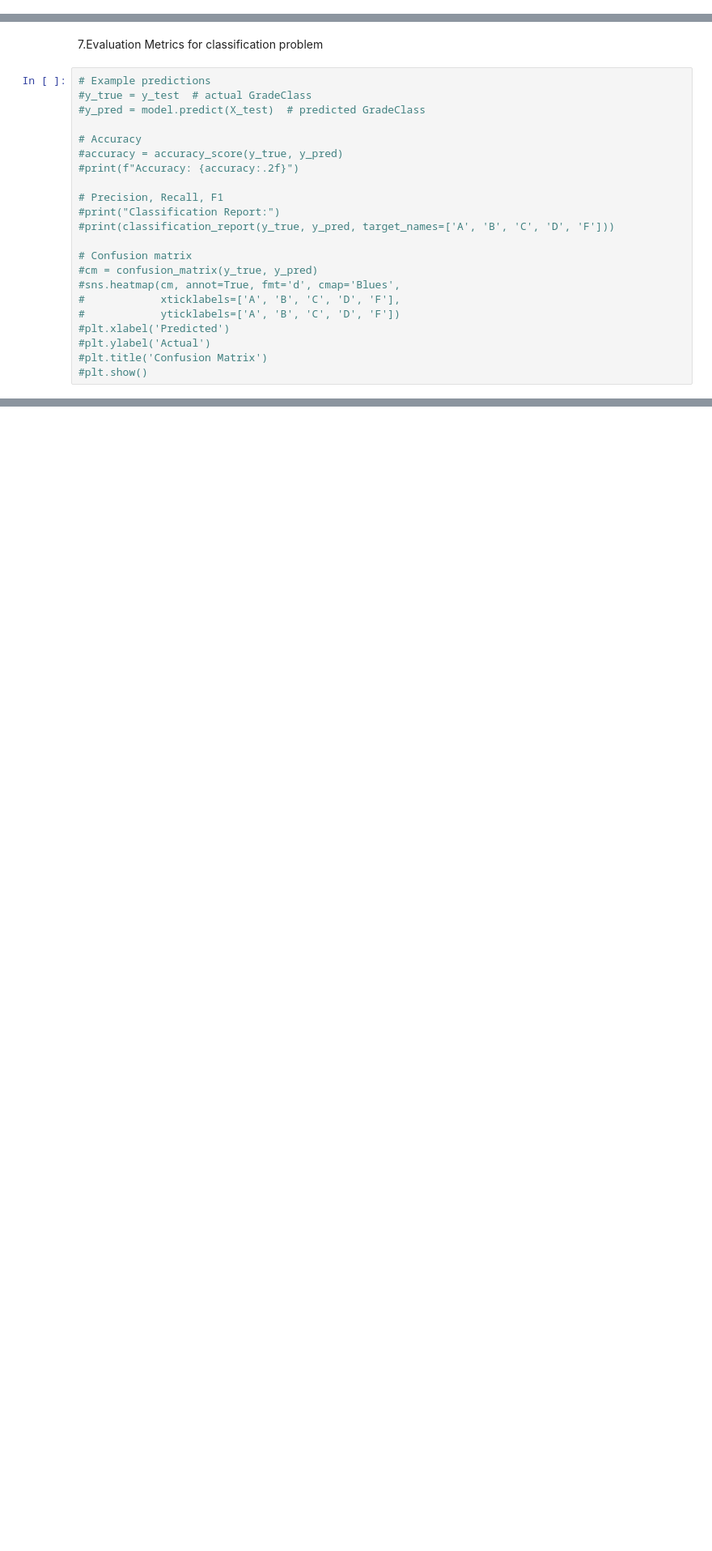
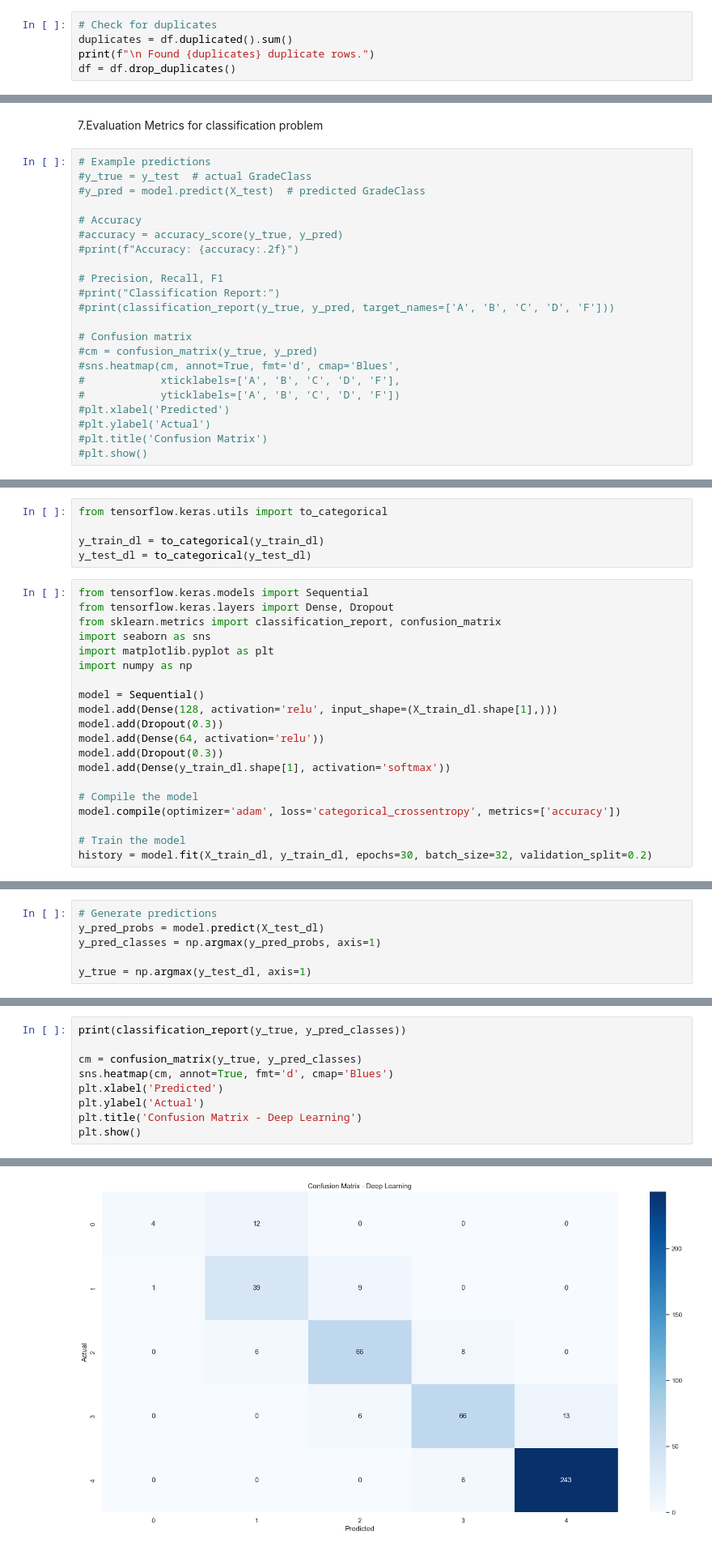
Before and after one commit to AnnMariDB/MLG382-Projects, a Jupyter notebook: MLG382Project1/Group E_MLG382_GuidedProject.ipynb, the cells around one changed output, grey strips where cells are left out. Shown at 81% size. Saved outputs shown, nothing was run; the diff lists cells and outputs as text; blank space fills up the shorter version.

```diff
--- a/MLG382Project1/Group E_MLG382_GuidedProject.ipynb
+++ b/MLG382Project1/Group E_MLG382_GuidedProject.ipynb
@@ -576,0 +573,5 @@ Lower Bound: 0.00, Upper Bound: 4.79
+# %%
+# Check for duplicates
+duplicates = df.duplicated().sum()
+print(f"\n Found {duplicates} duplicate rows.")
+df = df.drop_duplicates()
@@ -868,0 +837,25 @@ plt.show()
+# %%
+from tensorflow.keras.utils import to_categorical
+
+y_train_dl = to_categorical(y_train_dl)
+y_test_dl = to_categorical(y_test_dl)
+# %%
+from tensorflow.keras.models import Sequential
+from tensorflow.keras.layers import Dense, Dropout
+from sklearn.metrics import classification_report, confusion_matrix
+import seaborn as sns
+import matplotlib.pyplot as plt
+import numpy as np
+
+model = Sequential()
+model.add(Dense(128, activation='relu', input_shape=(X_train_dl.shape[1],)))
+model.add(Dropout(0.3))
+model.add(Dense(64, activation='relu'))
+model.add(Dropout(0.3))
+model.add(Dense(y_train_dl.shape[1], activation='softmax'))
+
+# Compile the model
+model.compile(optimizer='adam', loss='categorical_crossentropy', metrics=['accuracy'])
+
+# Train the model
+history = model.fit(X_train_dl, y_train_dl, epochs=30, batch_size=32, validation_split=0.2)
@@ -868,0 +881,6 @@ plt.show()
+# %%
+# Generate predictions
+y_pred_probs = model.predict(X_test_dl)
+y_pred_classes = np.argmax(y_pred_probs, axis=1)
+
+y_true = np.argmax(y_test_dl, axis=1)
@@ -868,0 +889,10 @@ plt.show()
+# %%
+print(classification_report(y_true, y_pred_classes))
+
+cm = confusion_matrix(y_true, y_pred_classes)
+sns.heatmap(cm, annot=True, fmt='d', cmap='Blues')
+plt.xlabel('Predicted')
+plt.ylabel('Actual')
+plt.title('Confusion Matrix - Deep Learning')
+plt.show()
+# %% [output]
@@ -868,0 +910 @@ plt.show()
+[figure, added]
```
Also changed, not shown: parts of 88 cells of this notebook, 5 other files.
